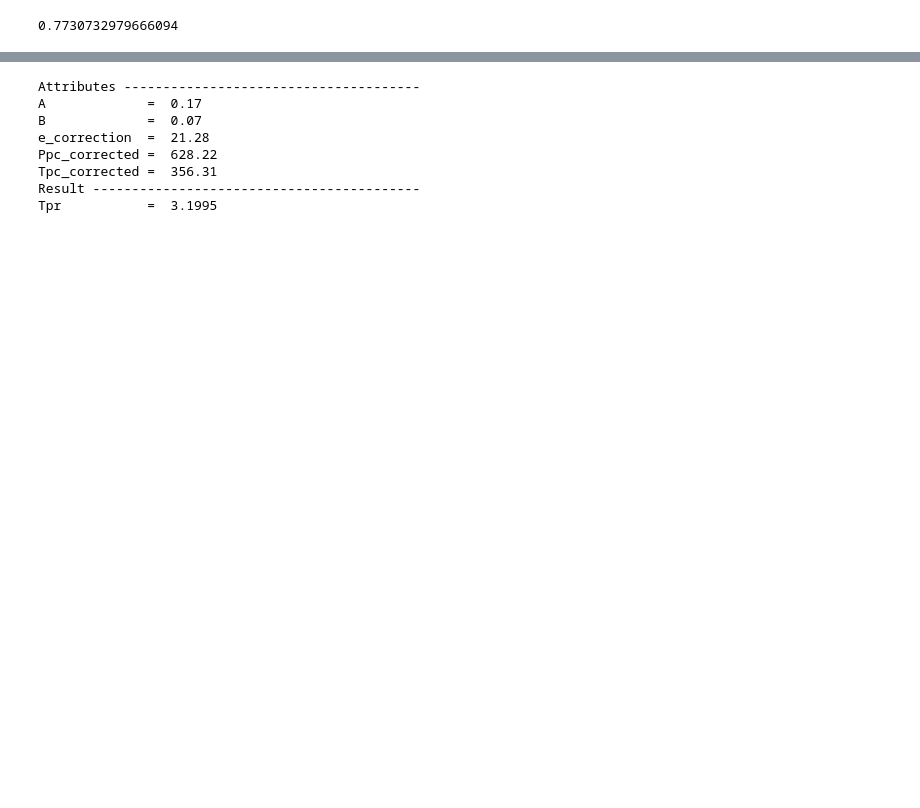
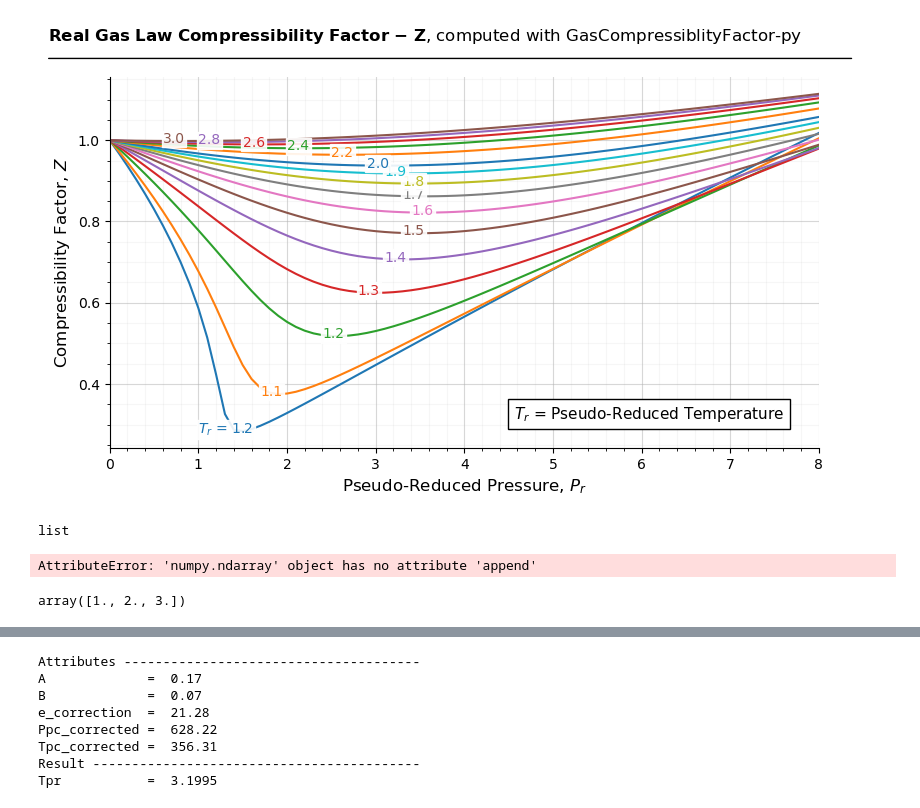
Before and after one commit to aegis4048/GasCompressibility-py, a Jupyter notebook: run.ipynb, the cells around one changed output, grey strips where cells are left out. Cells and saved outputs as stored; diff of their text form; code cells hidden in the pictures; blank space fills up the shorter version.

Commit message:
quickstart added

```diff
--- a/run.ipynb
+++ b/run.ipynb
@@ -329,5 +338,10 @@ class Z_factor(object):
-# %%
-z_obj = Z_factor()
-z_obj.calc_Z(sg=0.7, T=75, P=2010, CO2=0.1, H2S=0.07)
-# %% [output]
-0.7730732979666094
+# %%
+a = Z_factor()
+
+data, fig, ax = a.quickstart()
+# %% [output]
+[figure, added]
+# %%
+type(data[1.05]['Pr'])
+# %% [output]
+list
@@ -333,0 +350,8 @@ z_obj.calc_Z(sg=0.7, T=75, P=2010, CO2=0.1, H2S=0.07)
+# %%
+b.append(1)
+# %% [output]
+AttributeError: 'numpy.ndarray' object has no attribute 'append'
+# %%
+np.append(b, , axis=0)
+# %% [output]
+array([1., 2., 3.])
```
Also changed, not shown: parts of 13 cells of this notebook, 4 other files.
